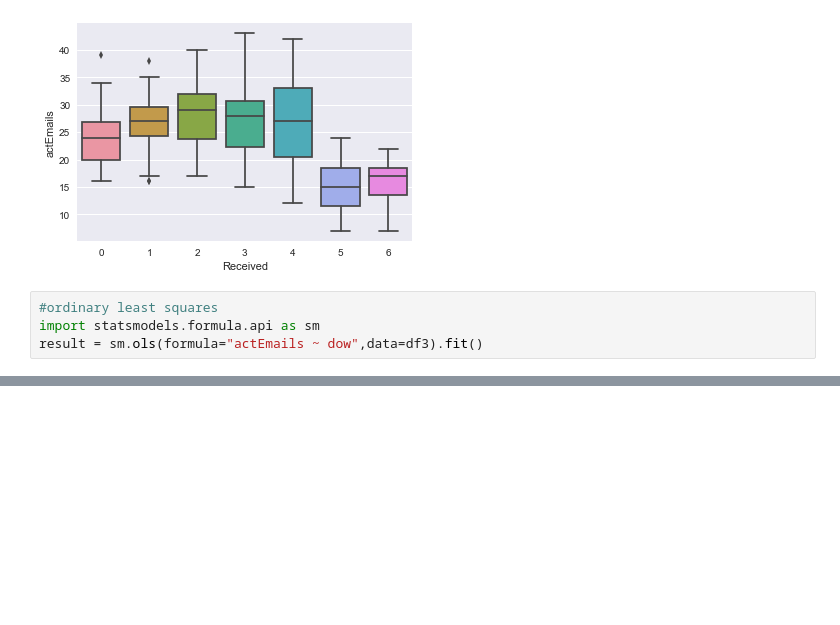
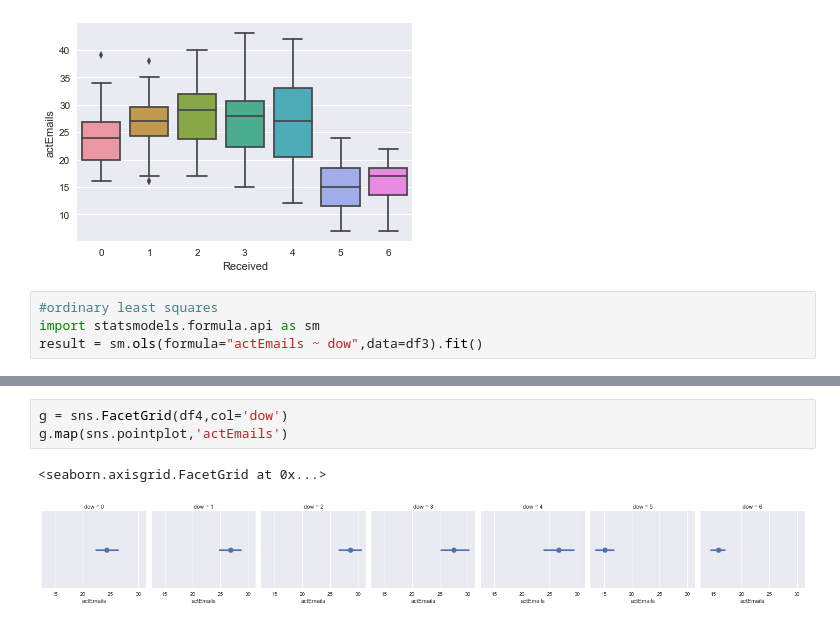
Before and after one commit to mondayn/py, a Jupyter notebook: emailAnalysis.ipynb, the cells around one changed output, grey strips where cells are left out. Saved outputs shown, nothing was run; the diff lists cells and outputs as text; blank space fills up the shorter version.

```diff
--- a/emailAnalysis.ipynb
+++ b/emailAnalysis.ipynb
@@ -77,0 +85,6 @@ OLS Regression Results
+# %%
+g = sns.FacetGrid(df4,col='dow')
+g.map(sns.pointplot,'actEmails')
+# %% [output]
+<seaborn.axisgrid.FacetGrid at 0x...>
+[figure, added]
```
Also changed, not shown: parts of 5 cells of this notebook, 1 other file.
